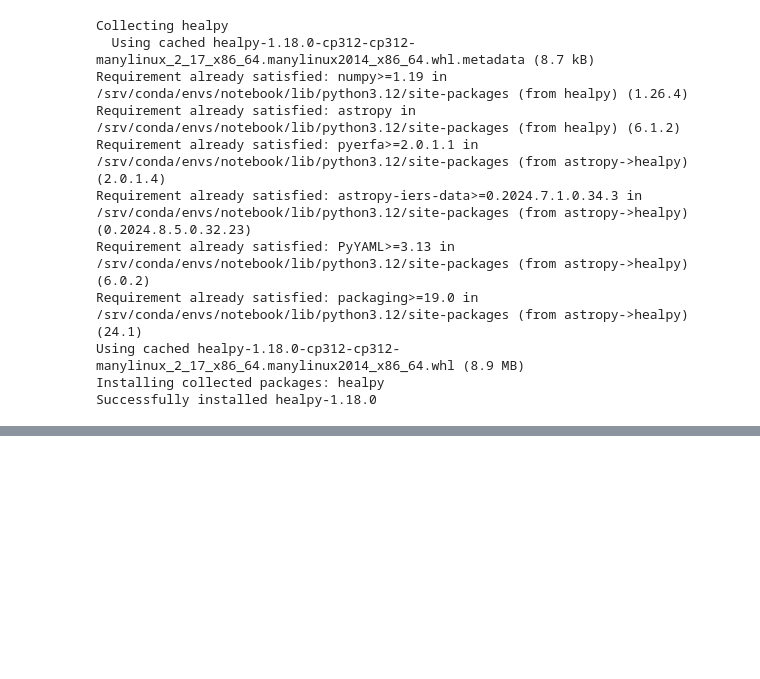
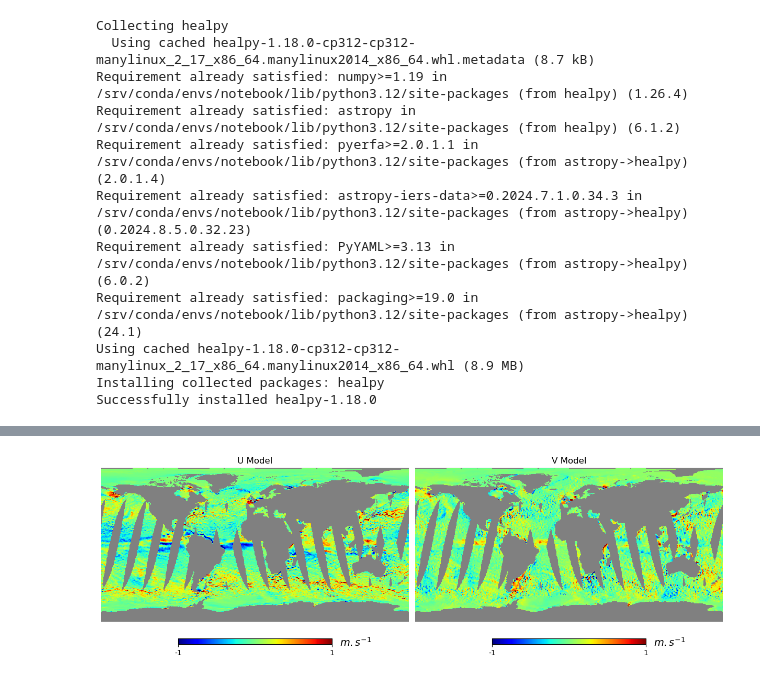
Before and after one commit to tinaok/Hack4RiOMAR, a Jupyter notebook: notebooks/odysea.ipynb, the cells around one changed output, grey strips where cells are left out. Cells and saved outputs as stored; diff of their text form; code cells hidden in the pictures; blank space fills up the shorter version.

```diff
--- a/notebooks/odysea.ipynb
+++ b/notebooks/odysea.ipynb
@@ -114 +166,6 @@ hp.cartview(vmap,nest=True,hold=False,sub=(1,2,2),title='V Model',unit=r'$m.s^{-
+# %%
+pr=proj_odysea(256)
+pr.plot(u,v)
+# %% [output]
+[figure, added]
 # %%
```
Also changed, not shown: parts of 14 cells of this notebook.
